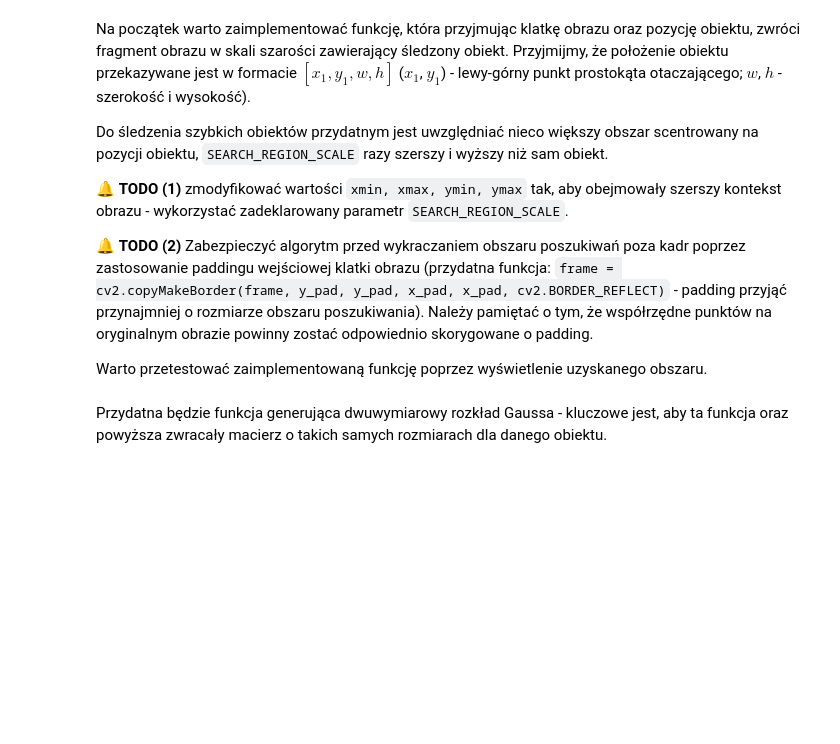
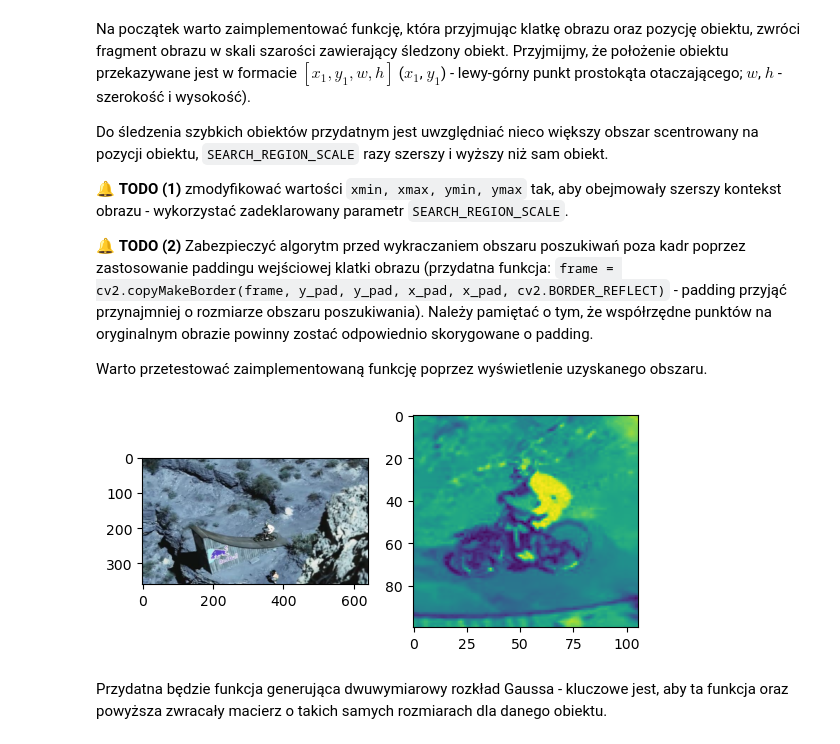
Before and after one commit to KrzysztofGG/ZAW, a Jupyter notebook: lab7/DCF.ipynb, the cells around one changed output. Drawn from its saved outputs; the diff is of its cells as text; code cells hidden in the pictures; blank space fills up the shorter version.

```diff
--- a/lab7/DCF.ipynb
+++ b/lab7/DCF.ipynb
@@ -121,18 +121,41 @@ def crop_search_window(bbox, frame):
     #----TODO (1)
 
     #----TODO (2)
-    y_pad = ymax-ymin
-    x_pad = xmax-xmin
+    y_pad = int(ymax-ymin)
+    x_pad = int(xmax-xmin)
+
     frame = cv2.copyMakeBorder(frame, y_pad, y_pad, x_pad, x_pad, cv2.BORDER_REFLECT)
+    xmin += x_pad
+    xmax += x_pad
+    ymin += y_pad
+    ymax += y_pad
     #----TODO (2)
 
     window = frame[int(ymin) : int(ymax), int(xmin) : int(xmax), :]
 
+
     cv2.imshow('search window', window.astype(np.uint8))
 
     window = cv2.cvtColor(window, cv2.COLOR_BGR2GRAY)
-
+    # print("WINDOW:", window.shape)
     return window
+# %%
+import matplotlib.pyplot as plt
+DATASET_DIR = 'sequences\\sequences'
+
+img = cv2.imread('C:\\Users\\krzys\\Desktop\\ZAW\\lab7\\sequences\\sequences\\jump\\color\\00000001.jpg')
+sequence = 'jump'
+seqdir = join(DATASET_DIR, sequence)
+gt_boxes = load_gt(join(seqdir, 'groundtruth.txt'))
+position = gt_boxes[0]
+
+img_crop = crop_search_window(position, img)
+f, ax = plt.subplots(1, 2)
+ax[0].imshow(img)
+ax[1].imshow(img_crop)
+plt.show()
+# %% [output]
+[figure, added]
 # %% [markdown]
 Przydatna będzie funkcja generująca dwuwymiarowy rozkład Gaussa - kluczowe jest, aby ta funkcja oraz powyższa zwracały macierz o takich samych rozmiarach dla danego obiektu.
 # %%
```
Also changed, not shown: parts of 7 cells of this notebook, 1 other file.
